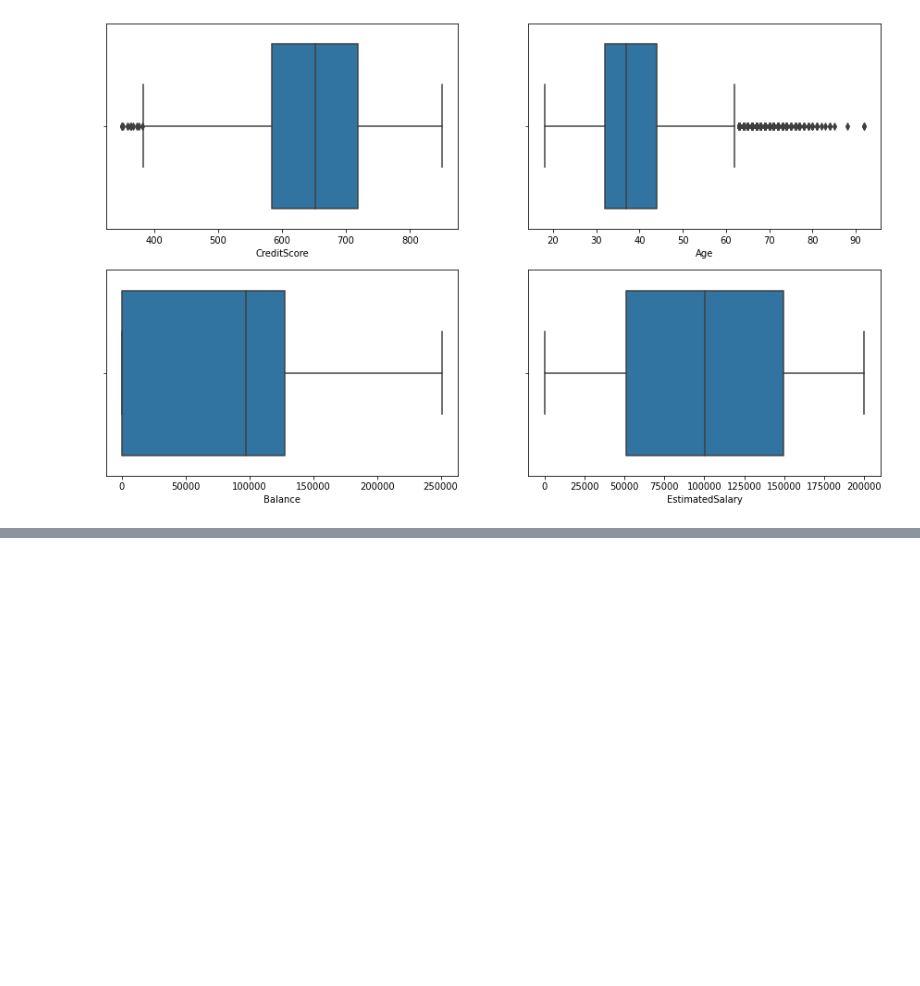
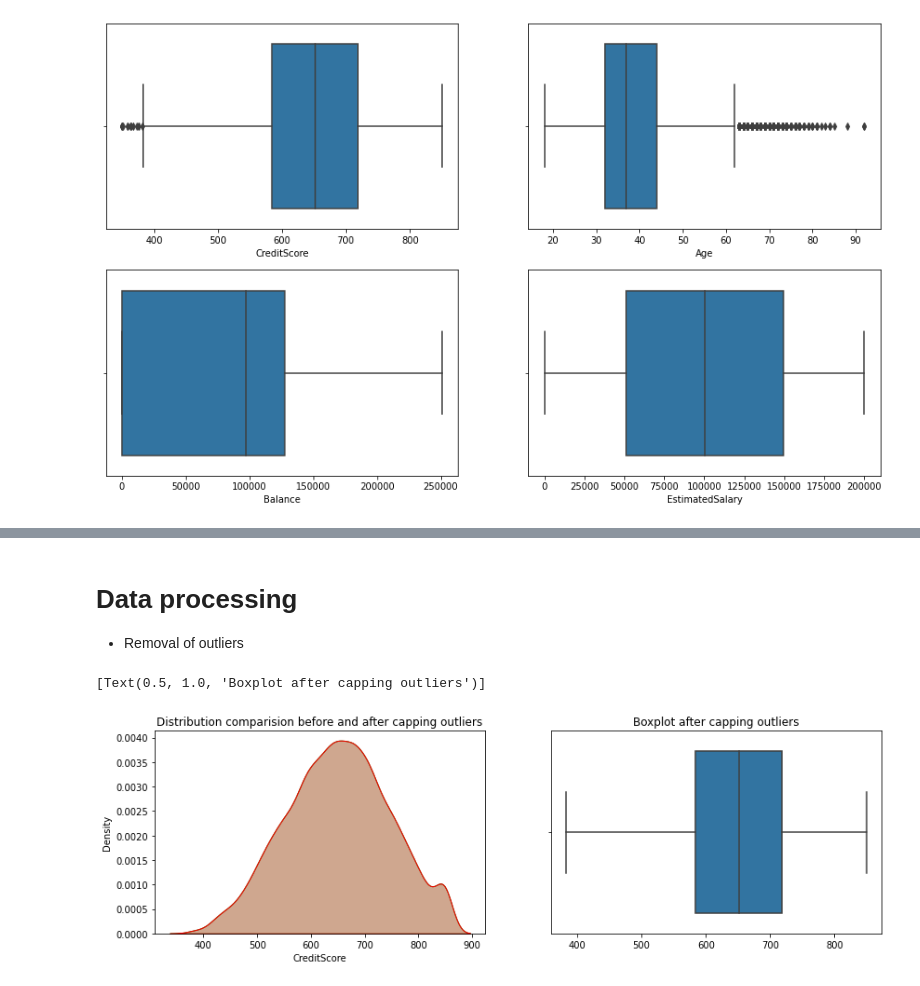
Before and after one commit to yuvraaj2002/Deep-learning-projects, a Jupyter notebook: Customer Churn Prediction/Code.ipynb, the cells around one changed output, grey strips where cells are left out. Saved outputs shown, nothing was run; the diff lists cells and outputs as text; code cells hidden in the pictures; blank space fills up the shorter version.

Commit message:
Completed data processing : Removal of outliers and encoding of categorical columns

```diff
--- a/Customer Churn Prediction/Code.ipynb
+++ b/Customer Churn Prediction/Code.ipynb
@@ -153,0 +154,24 @@ sns.barplot(x = temp4.index , y = temp4,saturation=2,ax = ax[1][1]).set(title='T
+# %% [markdown]
+# Data processing
+
+- Removal of outliers
+# %%
+q1 = df['CreditScore'].quantile(0.25)
+q3 = df['CreditScore'].quantile(0.75)
+IQR = q3-q1
+Lower_lmt = q1-(1.5*IQR)
+Upper_lmt = q3 + (1.5*IQR)
+
+Temp = np.where(df['CreditScore'] > Upper_lmt, Upper_lmt,
+                             np.where(df['CreditScore'] < Lower_lmt, Lower_lmt, df['CreditScore']))
+
+# Visualize the distribution before and after capping the outliers
+fig,ax = plt.subplots(1,2,figsize = (14,4))
+
+sns.kdeplot(df['CreditScore'],shade=True,color='green',ax = ax[0])
+sns.kdeplot(Temp,shade=True,color='red',ax = ax[0]).set(title='Distribution comparision before and after capping outliers')
+
+sns.boxplot(x = Temp,ax = ax[1]).set(title='Boxplot after capping outliers')
+# %% [output]
+[Text(0.5, 1.0, 'Boxplot after capping outliers')]
+[figure, added]
```
Also changed, not shown: parts of 14 cells of this notebook.
